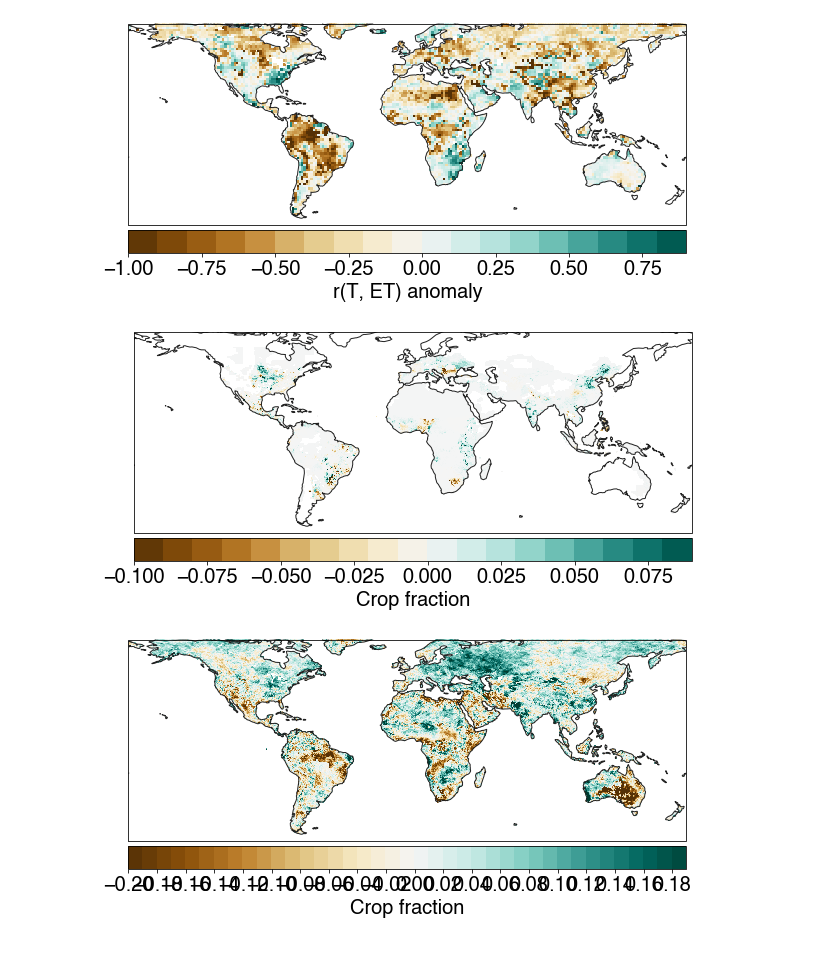
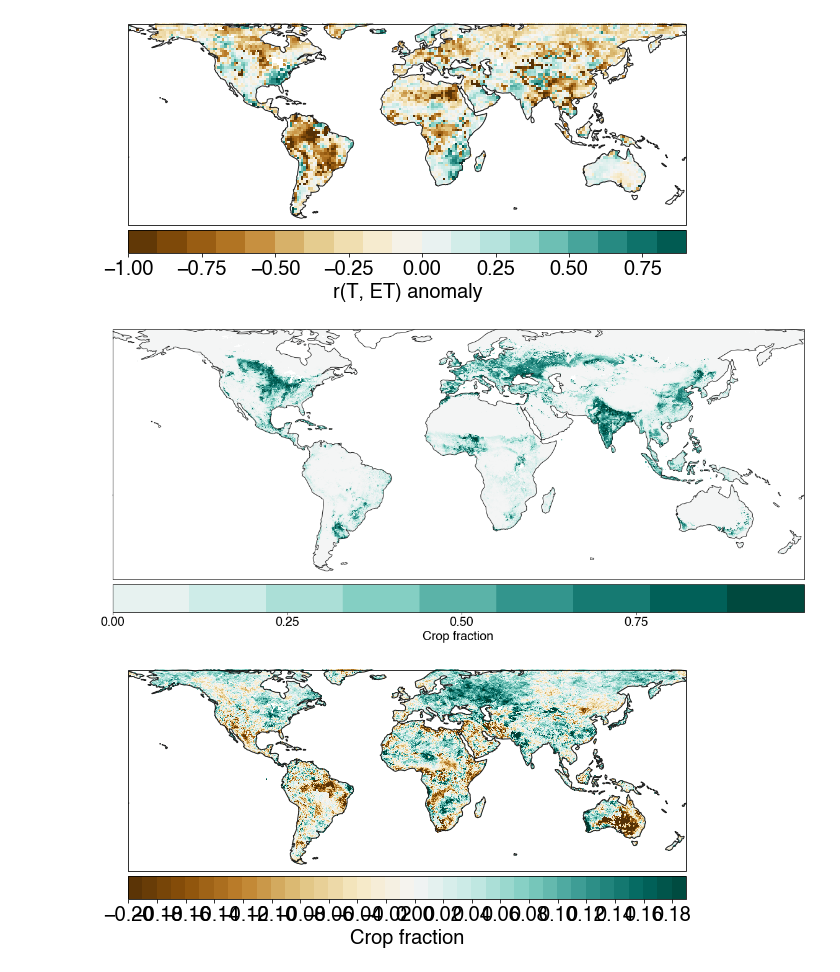
Before and after one commit to ecoffel/2021-heat, a Jupyter notebook: ht_tx_on_tw_analysis.ipynb, the cells around one changed output. Saved outputs shown, nothing was run; the diff lists cells and outputs as text; code cells hidden in the pictures.

```diff
--- a/ht_tx_on_tw_analysis.ipynb
+++ b/ht_tx_on_tw_analysis.ipynb
@@ -765,39 +780,39 @@ maize_chg = maize_ha_regrid_2005-maize_ha_regrid_1995
 soy_chg = soy_ha_regrid_2005-soy_ha_regrid_1995
 wheat_chg = wheat_ha_regrid_2005-wheat_ha_regrid_1995
 # %%
-plt.figure(figsize=(10,10))
+plt.figure(figsize=(20,15))
 ax = plt.axes(projection=ccrs.PlateCarree())
 
 ax.set_extent([-180, -180, 70, -60])
 
-v1 = -.1
-v2 = .1
-vstep = .01
-vlabelstep = .025
+v1 = 0
+v2 = 1
+vstep = .11
+vlabelstep = .25
 
 midnorm = MidpointNormalize(vmin=v1, vcenter=0, vmax=v2)
 cmap = plt.cm.get_cmap('BrBG')
 
-data = maize_chg
+data = crop_ha_regrid
 
 c = plt.pcolormesh(lon, lat, data, \
                  cmap=cmap, norm=midnorm)
 
 ax.add_feature(cartopy.feature.COASTLINE.with_scale('110m'), edgecolor='#222222')
 
 # plt.text(-125, -30, 'Mean: %.1f'%(np.nanmean(data)), fontdict={'family':'helvetica', 'size':16}, ha='center', va='center')
 
 scmap = plt.cm.ScalarMappable(cmap=cmap, norm=midnorm)
 scmap.set_array([])
 cb = plt.colorbar(scmap, ticks=np.arange(v1, v2, vlabelstep),
              boundaries=np.arange(v1, v2, vstep), orientation='horizontal',
              pad=0.01, aspect=25, shrink=1)
 cb.ax.tick_params(labelsize=20)
 cb.set_label('Crop fraction', fontsize=20)
 
 # plt.savefig('t-et-era5-map.png', format='png', dpi=500, bbox_inches = 'tight', pad_inches = 0.02)
 # %% [output]
-[figure, old version]
+[figure, new version]
 # %%
 plt.figure(figsize=(10,10))
 ax = plt.axes(projection=ccrs.PlateCarree())
```
Also changed, not shown: parts of 73 cells of this notebook, 1 other file.
